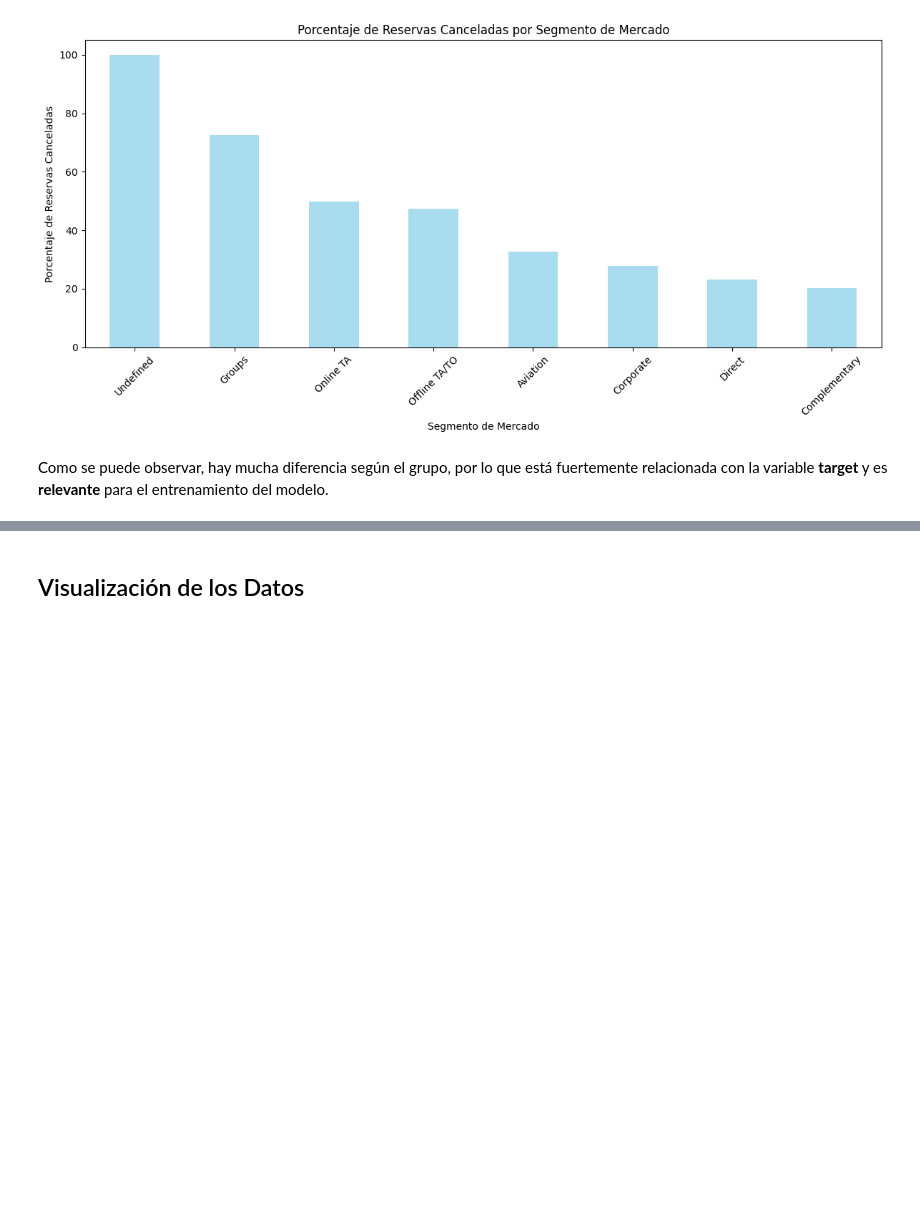
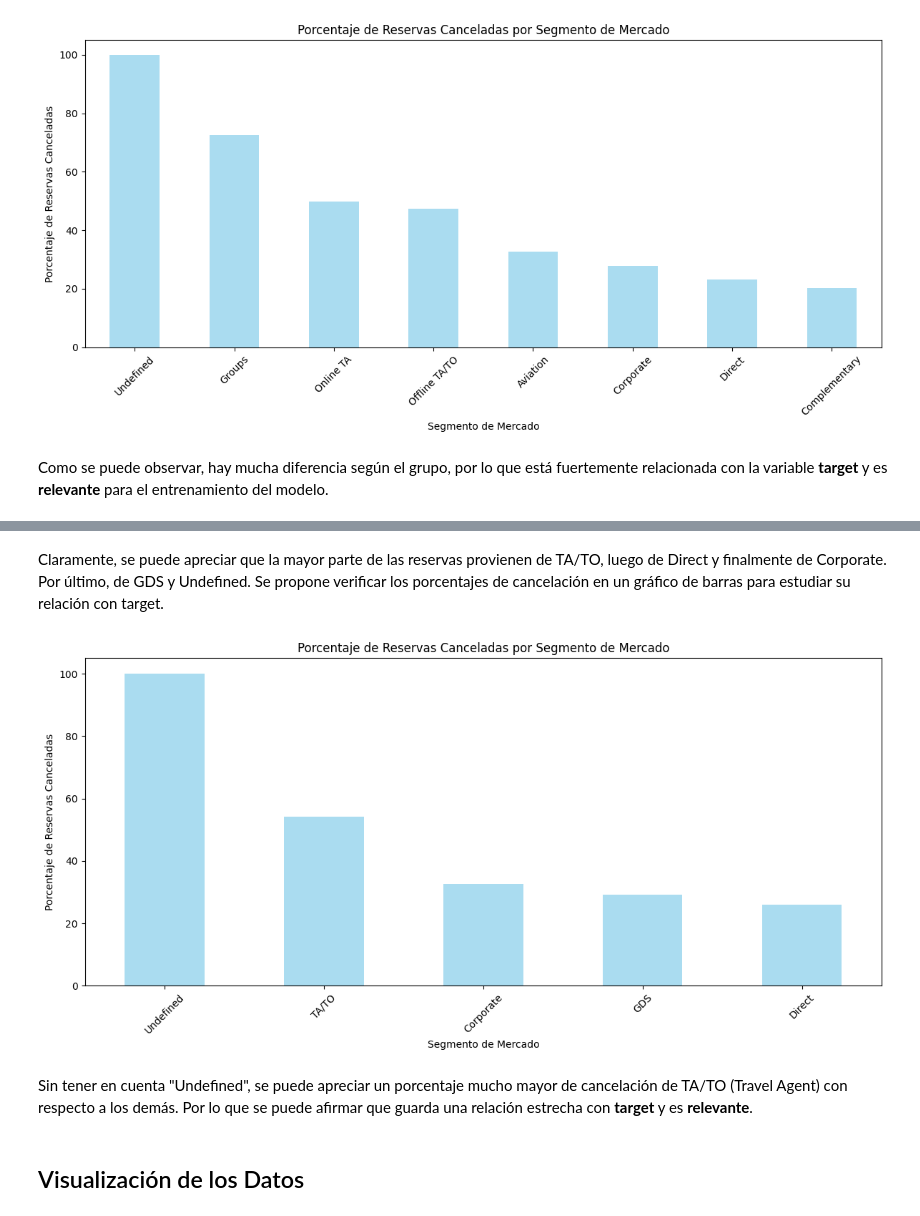
Before and after one commit to InspectorDave/OrgaDeDatos-TPs, a Jupyter notebook: 7506R_TP1_GRUPO11_CHP1_ENTREGA.ipynb, the cells around one changed output, grey strips where cells are left out. Drawn from its saved outputs; the diff is of its cells as text; code cells hidden in the pictures; blank space fills up the shorter version.

```diff
--- a/7506R_TP1_GRUPO11_CHP1_ENTREGA.ipynb
+++ b/7506R_TP1_GRUPO11_CHP1_ENTREGA.ipynb
@@ -1057,3 +1071,21 @@ Como se puede observar, hay mucha diferencia según el grupo, por lo que está f
+# %% [markdown]
+Claramente, se puede apreciar que la mayor parte de las reservas provienen de TA/TO, luego de Direct y finalmente de Corporate. Por último, de GDS y Undefined. Se propone verificar los porcentajes de cancelación en un gráfico de barras para estudiar su relación con target.
+# %%
+dc_cancelation_percentage = hotels_df.groupby('distribution_channel')['is_canceled'].mean() * 100
+dc_cancelation_percentage = dc_cancelation_percentage.sort_values(ascending=False)
+
+plt.figure(figsize=(12, 6))
+dc_cancelation_percentage.plot(kind='bar', color='skyblue', alpha=0.7)
+plt.title('Porcentaje de Reservas Canceladas por Segmento de Mercado')
+plt.xlabel('Segmento de Mercado')
+plt.ylabel('Porcentaje de Reservas Canceladas')
+plt.xticks(rotation=45)
+plt.tight_layout()
+plt.show()
+# %% [output]
+[figure, added]
+# %% [markdown]
+Sin tener en cuenta "Undefined", se puede apreciar un porcentaje mucho mayor de cancelación de TA/TO (Travel Agent) con respecto a los demás. Por lo que se puede afirmar que guarda una relación estrecha con **target** y es **relevante**.
 # %% [markdown]
 ## Visualización de los Datos
 # %% [markdown]
```
Also changed, not shown: parts of 4 cells of this notebook.
